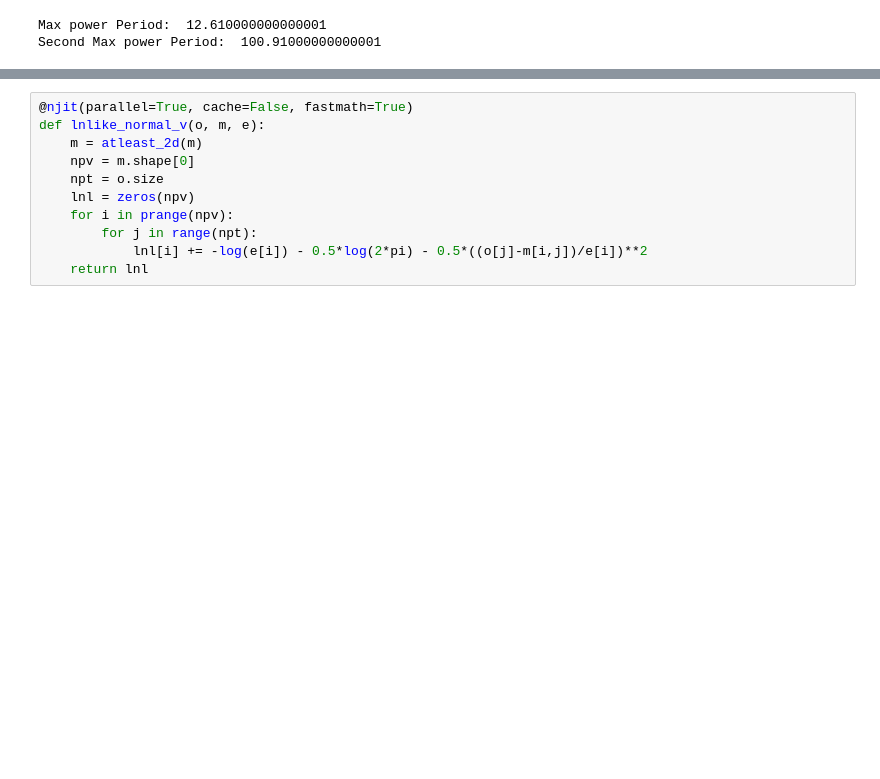
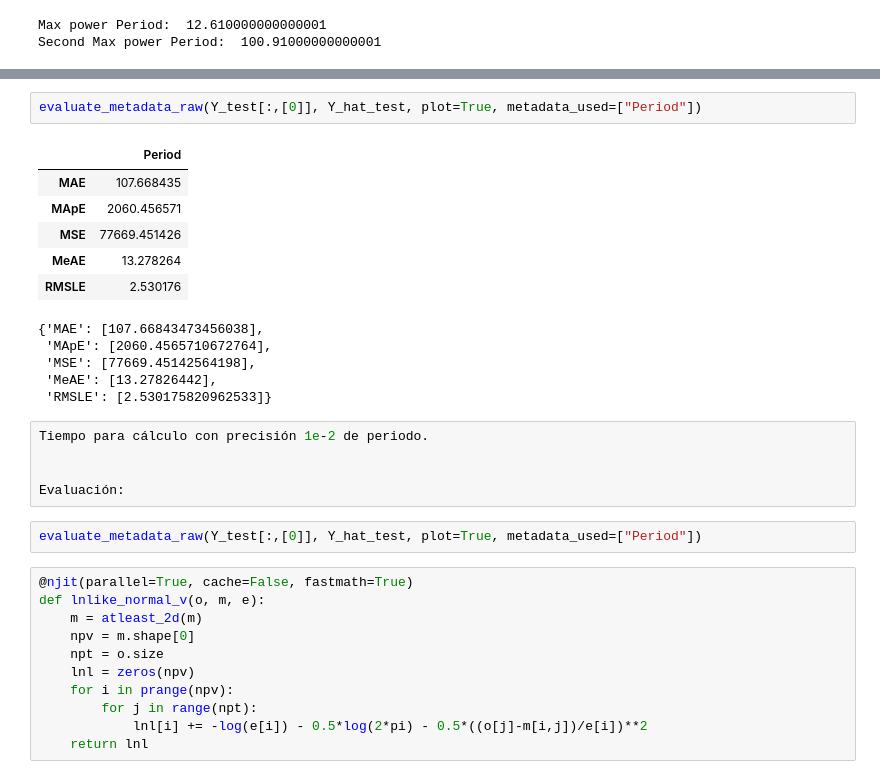
Before and after one commit to harel-coffee/PIIC19-auto, a Jupyter notebook: code/obj2/Baseline.ipynb, the cells around one changed output, grey strips where cells are left out. Drawn from its saved outputs; the diff is of its cells as text; blank space fills up the shorter version.

```diff
--- a/code/obj2/Baseline.ipynb
+++ b/code/obj2/Baseline.ipynb
@@ -269,3 +302,24 @@ Y_hat_test.shape
+# %%
+evaluate_metadata_raw(Y_test[:,[0]], Y_hat_test, plot=True, metadata_used=["Period"])
+# %% [output]
+|  | Period |
+| MAE | 107.668435 |
+| MApE | 2060.456571 |
+| MSE | 77669.451426 |
+| MeAE | 13.278264 |
+| RMSLE | 2.530176 |
+{'MAE': [107.66843473456038],
+ 'MApE': [2060.4565710672764],
+ 'MSE': [77669.45142564198],
+ 'MeAE': [13.27826442],
+ 'RMSLE': [2.530175820962533]}
+# %%
+Tiempo para cálculo con precisión 1e-2 de periodo.
+
+
+Evaluación:
+# %%
+evaluate_metadata_raw(Y_test[:,[0]], Y_hat_test, plot=True, metadata_used=["Period"])
 # %%
 @njit(parallel=True, cache=False, fastmath=True)
 def lnlike_normal_v(o, m, e):
```
Also changed, not shown: parts of 15 cells of this notebook, 55 other files.
